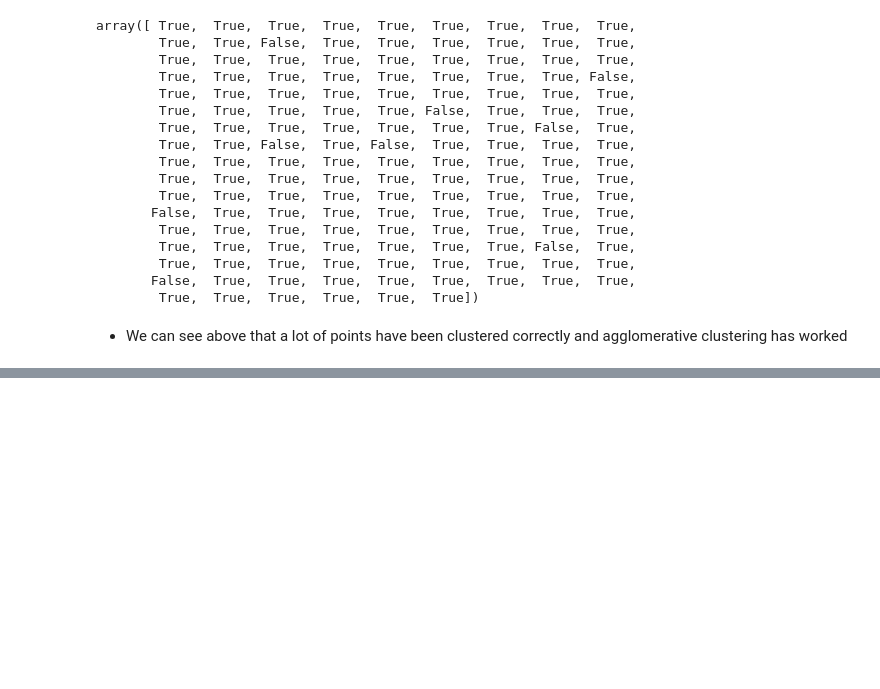
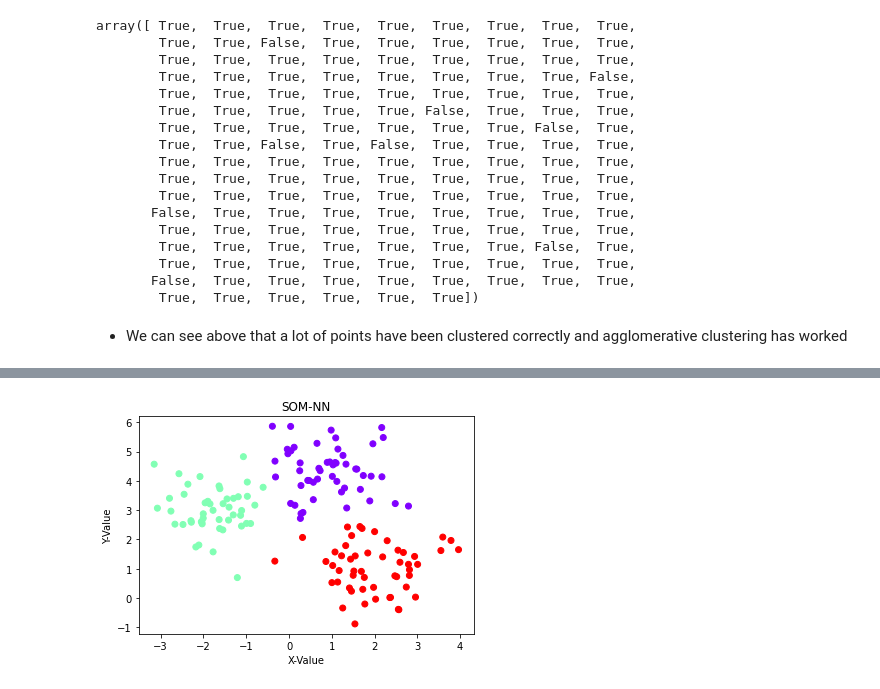
Before and after one commit to HarshitCodex/WSN-Clustering, a Jupyter notebook: wsn_clustering.ipynb, the cells around one changed output, grey strips where cells are left out. Saved outputs shown, nothing was run; the diff lists cells and outputs as text; code cells hidden in the pictures; blank space fills up the shorter version.

```diff
--- a/wsn_clustering.ipynb
+++ b/wsn_clustering.ipynb
@@ -306,0 +358,16 @@ plt.scatter(X[:,0],X[:,1],c=cluster.labels_,cmap = 'rainbow')
+# %%
+def Findclosest(W, x):
+    wm = W[0]
+    r = distance(wm, x)
+
+    i = 0
+    i_n = i
+
+    for w in W:
+        if distance(w, x) < r:
+            r = distance(w, x)
+            wm = w
+            i_n = i
+        i = i + 1
+
+    return (wm, i_n)
@@ -306,0 +378,12 @@ plt.scatter(X[:,0],X[:,1],c=cluster.labels_,cmap = 'rainbow')
+# %%
+la = 0.3    # λ coefficient
+dla = 0.05  # Δλ
+
+while la >= 0:
+    for k in range(10):
+        for x in X:
+            wm = Findclosest(W, x)[0]
+            for i in range(len(wm)):
+                wm[i] = wm[i] + la * (x[i] - wm[i])
+
+    la = la - dla
@@ -306,0 +400,7 @@ plt.scatter(X[:,0],X[:,1],c=cluster.labels_,cmap = 'rainbow')
+# %%
+final_clust = []
+for x in X:
+    c = Findclosest(W,x)[1]
+    final_clust.append(c)
+final_clust=np.array(final_clust)
+print((final_clust))
@@ -306,0 +423,9 @@ plt.scatter(X[:,0],X[:,1],c=cluster.labels_,cmap = 'rainbow')
+# %%
+plt.scatter(X[:,0],X[:,1],c=final_clust,cmap = 'rainbow')
+plt.title("SOM-NN")
+plt.xlabel("X-Value")
+plt.ylabel("Y-Value")
+plt.show()
+# plt.legend()
+# %% [output]
+[figure, added]
```
Also changed, not shown: parts of 20 cells of this notebook.
